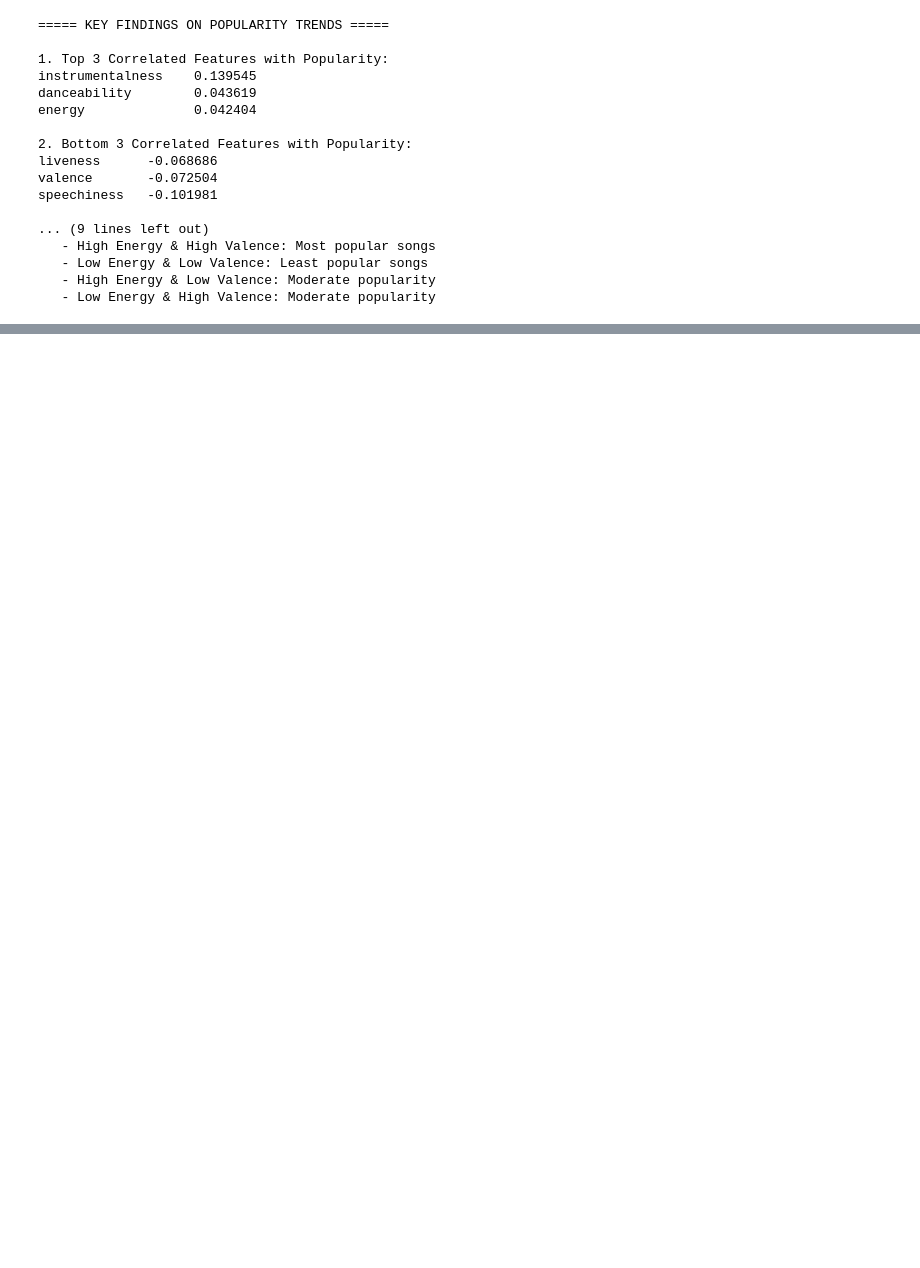
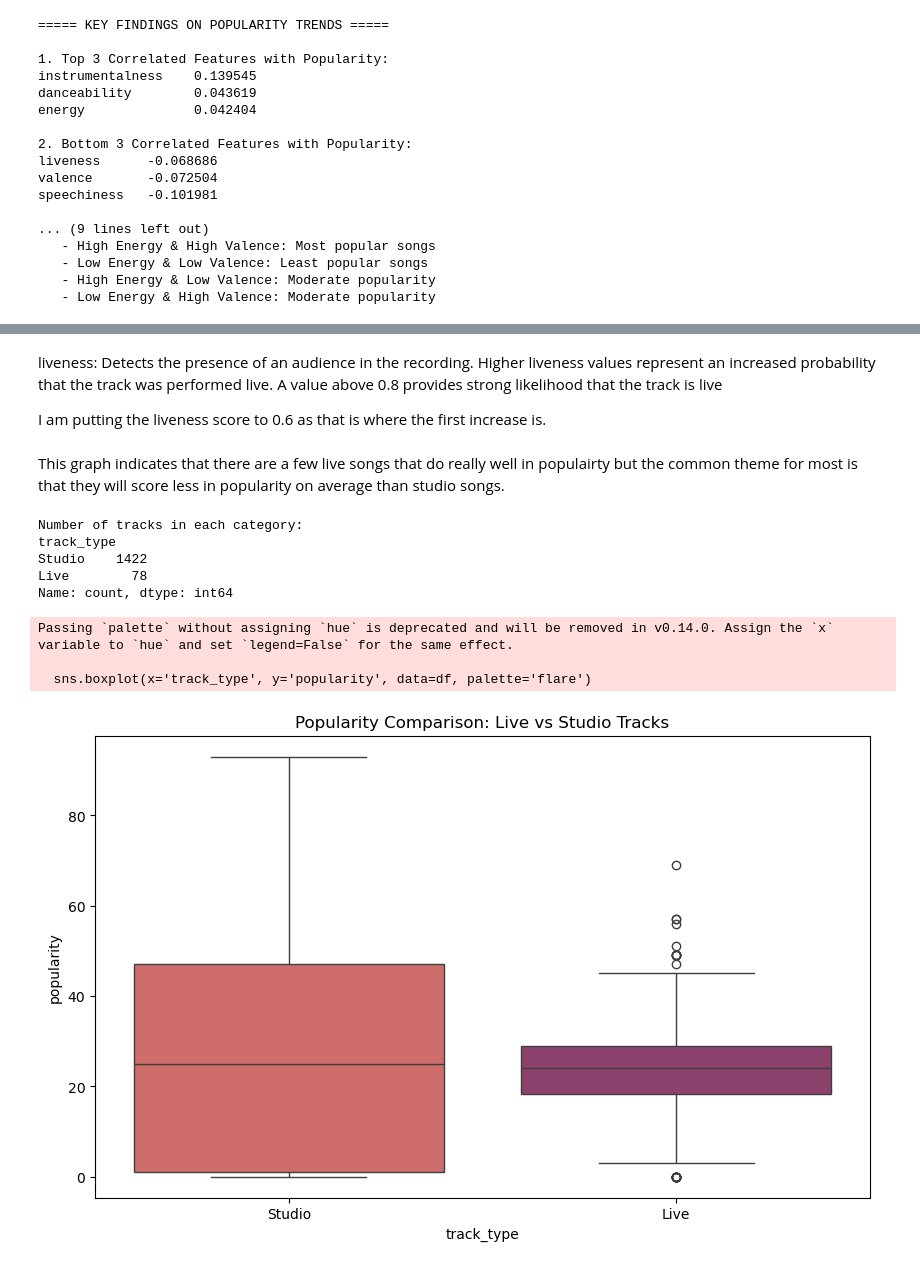
Before and after one commit to Bourkupine/cs4168-Project, a Jupyter notebook: EDA.ipynb, the cells around one changed output, grey strips where cells are left out. Saved outputs shown, nothing was run; the diff lists cells and outputs as text; code cells hidden in the pictures; blank space fills up the shorter version.

```diff
--- a/EDA.ipynb
+++ b/EDA.ipynb
@@ -493,0 +536,30 @@ speechiness   -0.101981
+# %% [markdown]
+liveness: Detects the presence of an audience in the recording. Higher liveness values represent an increased probability that the track was performed live. A value above 0.8 provides strong likelihood that the track is live
+
+I am putting the liveness score to 0.6 as that is where the first increase is.
+# %% [markdown]
+This graph indicates that there are a few live songs that do really well in populairty but the common theme for most is that they will score less in popularity on average than studio songs.
+# %%
+# Define what constitutes a "live" vs "studio" track
+# We'll use a threshold of 0.6 for high liveness (indicating live tracks)
+df['track_type'] = df['liveness'].apply(lambda x: 'Live' if x > 0.6 else 'Studio')
+
+# Count how many tracks fall into each category
+track_type_counts = df['track_type'].value_counts()
+print(f"Number of tracks in each category:\n{track_type_counts}")
+
+# Compare popularity between live and studio tracks
+plt.figure(figsize=(10, 6))
+sns.boxplot(x='track_type', y='popularity', data=df, palette='flare')
+plt.title('Popularity Comparison: Live vs Studio Tracks')
+plt.show()
+# %% [output]
+Number of tracks in each category:
+track_type
+Studio    1422
+Live        78
+Name: count, dtype: int64
+Passing `palette` without assigning `hue` is deprecated and will be removed in v0.14.0. Assign the `x` variable to `hue` and set `legend=False` for the same effect.
+
+  sns.boxplot(x='track_type', y='popularity', data=df, palette='flare')
+[figure, added]
```
Also changed, not shown: parts of 21 cells of this notebook, 1 other file.
